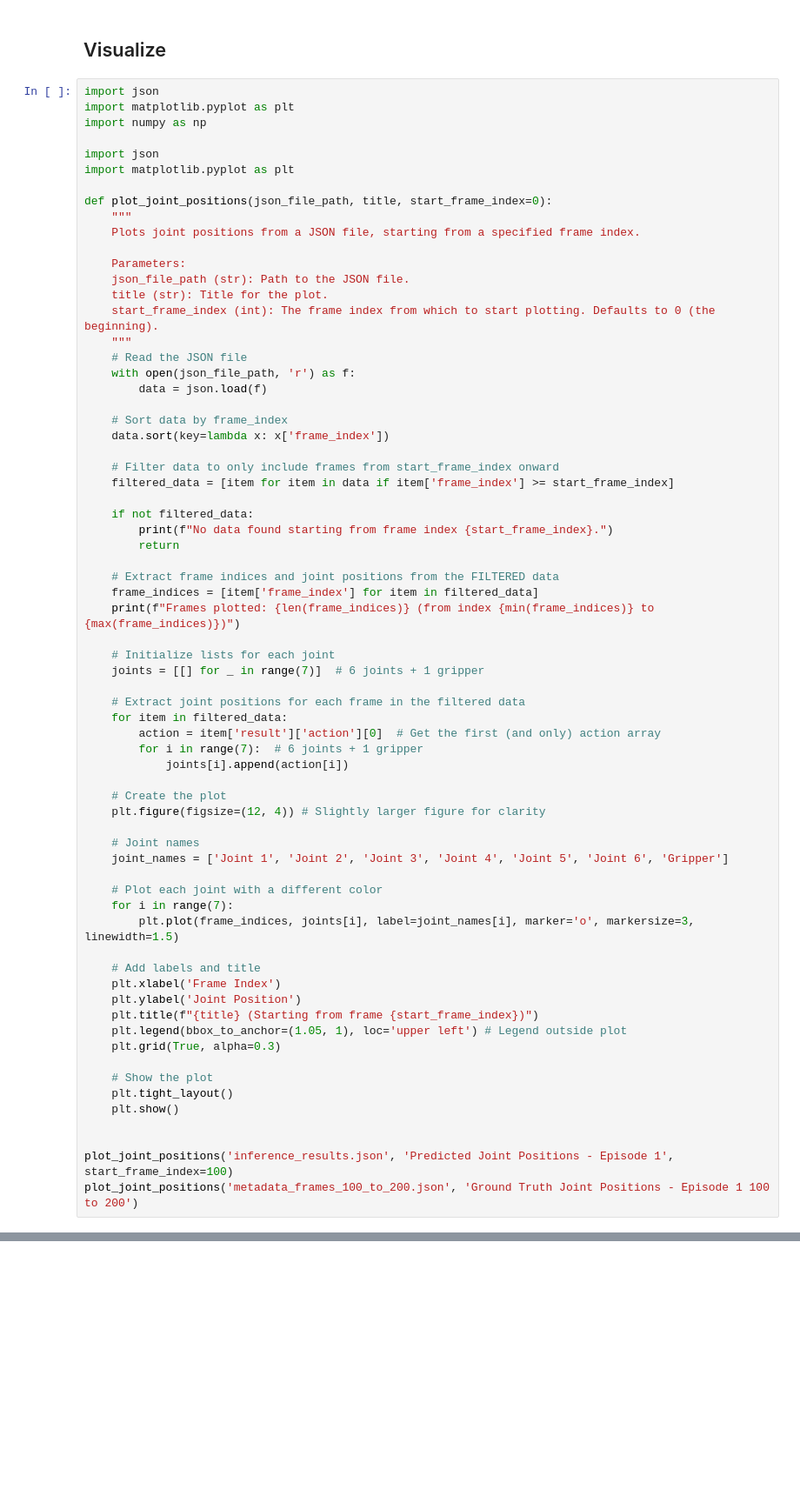
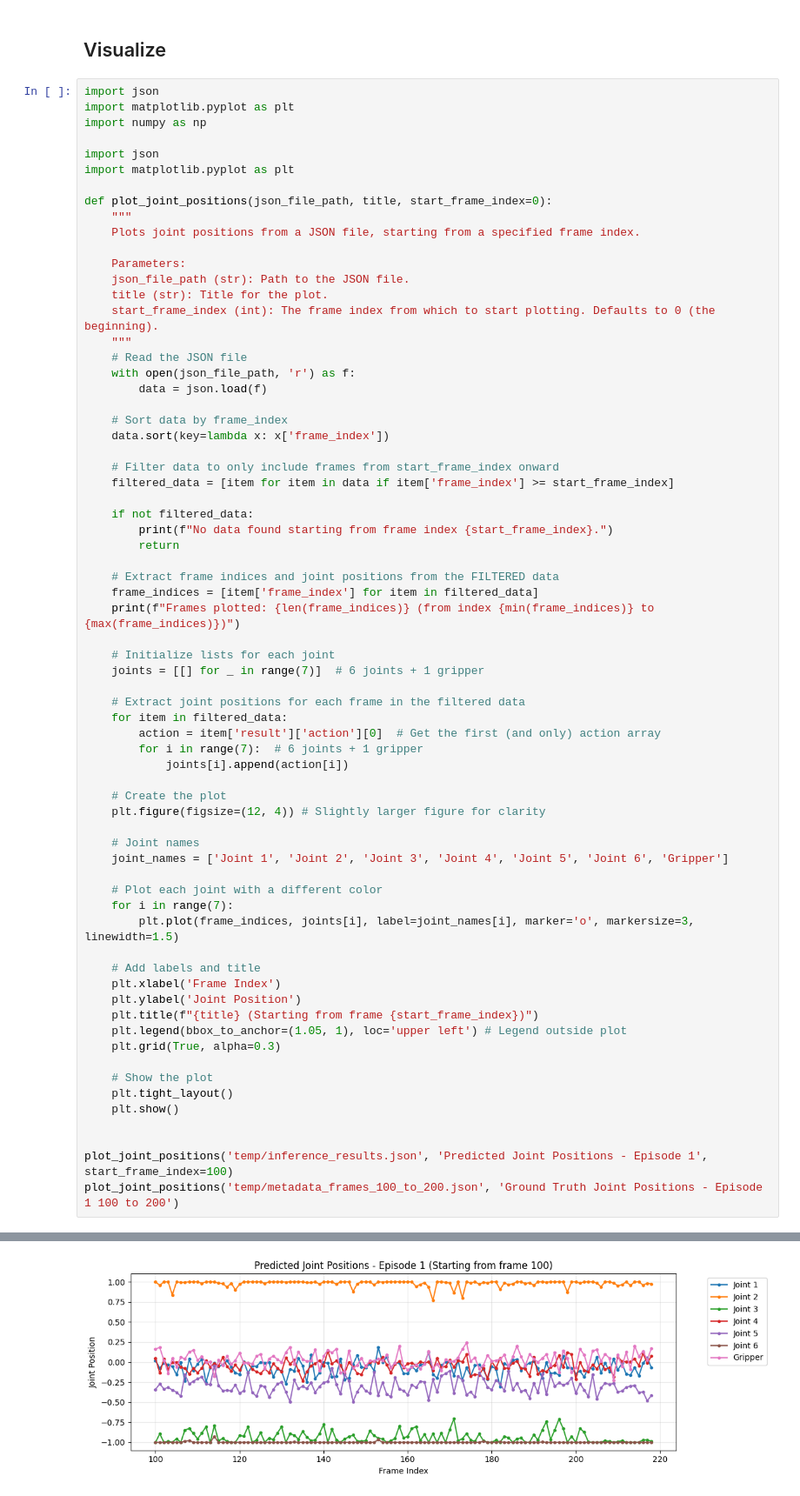
Before and after one commit to mayuanyang/lerobot-piper, a Jupyter notebook: src/prepare_dataset_demo.ipynb, the cells around one changed output, grey strips where cells are left out. Shown: that part at 87% size. Saved outputs shown, nothing was run; the diff lists cells and outputs as text; blank space fills up the shorter version.

```diff
--- a/src/prepare_dataset_demo.ipynb
+++ b/src/prepare_dataset_demo.ipynb
@@ -270,5 +252,6 @@ def plot_joint_positions(json_file_path, title, start_frame_index=0):
     plt.show()
 
 
-plot_joint_positions('inference_results.json', 'Predicted Joint Positions - Episode 1', start_frame_index=100)
-plot_joint_positions('metadata_frames_100_to_200.json', 'Ground Truth Joint Positions - Episode 1 100 to 200')
+plot_joint_positions('temp/inference_results.json', 'Predicted Joint Positions - Episode 1', start_frame_index=100)
+plot_joint_positions('temp/metadata_frames_100_to_200.json', 'Ground Truth Joint Positions - Episode 1 100 to 200')
+# %% [output]
@@ -274,0 +259 @@ plot_joint_positions('metadata_frames_100_to_200.json', 'Ground Truth Joint Posi
+[figure, added]
```
Also changed, not shown: parts of 2 cells of this notebook, 2 other files.
